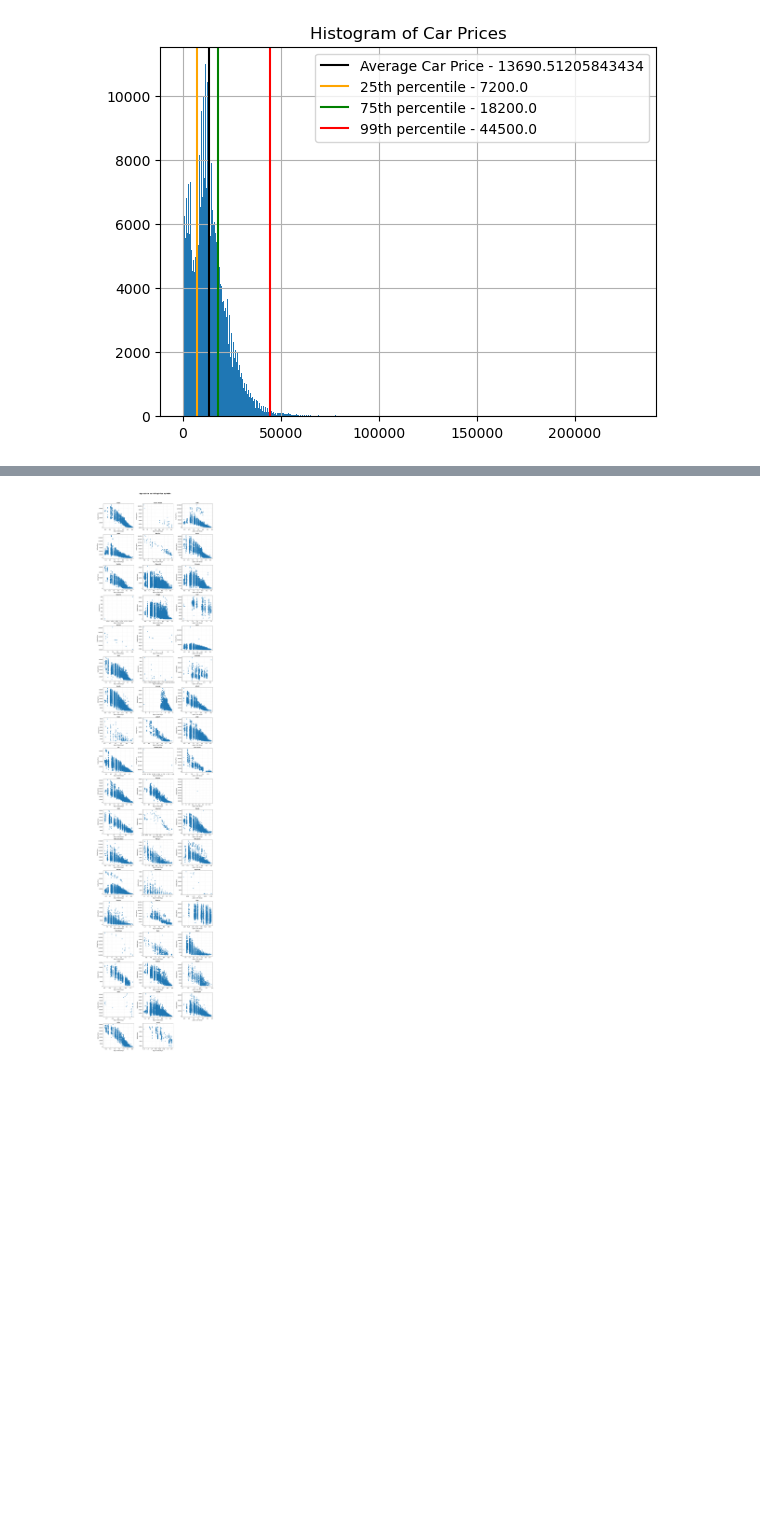
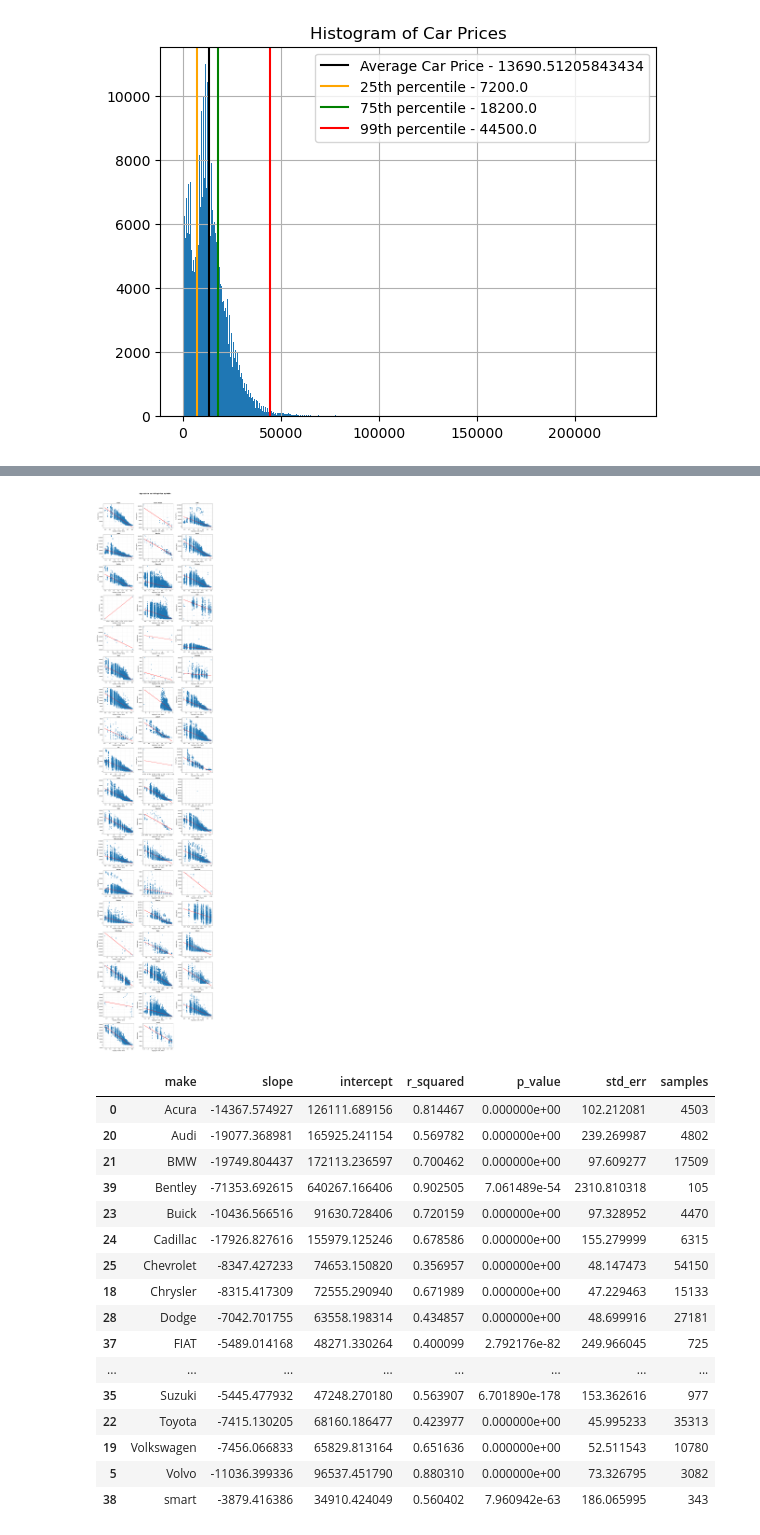
Before and after one commit to ZacharyGott/cmsc320-final-project, a Jupyter notebook: main.ipynb, the cells around one changed output, grey strips where cells are left out. Cells and saved outputs as stored; diff of their text form; code cells hidden in the pictures; blank space fills up the shorter version.

Commit message:
Result 1

```diff
--- a/main.ipynb
+++ b/main.ipynb
@@ -248,30 +255,72 @@ plt.show()
 # %%
 grouped_by_make = car_sales_df.groupby("make")
 
 n = len(grouped_by_make)
 cols = 3  # adjust as you like
 rows = math.ceil(n / cols)
 
 fig, axes = plt.subplots(rows, cols, figsize=(15, 4 * rows))
 axes = axes.flatten()
 
+results = []
+
 for i, (make, group) in enumerate(grouped_by_make):
     group = group[group["age_at_sale"].dt.days != 0]
+    if group.empty:
+        continue
+
+    x = group["age_at_sale"].dt.days.apply(math.log)
+    y = group["sellingprice"]
+
+    # Perform linear regression
+    slope, intercept, r_value, p_value, std_err = linregress(x, y)
+    results.append({
+        "make": make,
+        "slope": slope,
+        "intercept": intercept,
+        "r_squared": r_value**2,
+        "p_value": p_value,
+        "std_err": std_err,
+        "samples": y.size
+    })
+
+    # Plot scatter + regression line
     ax = axes[i]
-    ax.scatter(group["age_at_sale"].dt.days.apply(math.log), group["sellingprice"], alpha=0.6)
-    ax.set_title(make, fontsize=10, fontweight="bold")
-    ax.set_xlabel("Age at Sale (days)")
+    ax.scatter(x, y, alpha=0.6)
+    ax.plot(x, slope * x + intercept, color="red", lw=1.5)
+    ax.set_title(f"{make}", fontsize=10, fontweight="bold")
+    ax.set_xlabel("log(Age at Sale, Years)")
     ax.set_ylabel("Selling Price")
     ax.grid(True, linestyle="--", alpha=0.3)
 
 # Hide unused subplots
 for j in range(i + 1, len(axes)):
     axes[j].axis("off")
 
 fig.suptitle("Age at Sale vs Selling Price by Make", fontsize=14, fontweight="bold")
 fig.tight_layout(rect=[0, 0, 1, 0.97])
 plt.show()
 
-# display(grouped_by_make.groups)
+# Convert results to DataFrame and display
+results_df = pd.DataFrame(results)
+results_df = results_df.sort_values("p_value").reset_index(drop=True)
+display(results_df.query("samples >= 30").sort_values(by="make"))
 # %% [output]
-[figure, old version]
+[figure, new version]
+|  | make | slope | intercept | r_squared | p_value | std_err | samples |
+| 0 | Acura | -14367.574927 | 126111.689156 | 0.814467 | 0.000000e+00 | 102.212081 | 4503 |
+| 20 | Audi | -19077.368981 | 165925.241154 | 0.569782 | 0.000000e+00 | 239.269987 | 4802 |
+| 21 | BMW | -19749.804437 | 172113.236597 | 0.700462 | 0.000000e+00 | 97.609277 | 17509 |
+| 39 | Bentley | -71353.692615 | 640267.166406 | 0.902505 | 7.061489e-54 | 2310.810318 | 105 |
+| 23 | Buick | -10436.566516 | 91630.728406 | 0.720159 | 0.000000e+00 | 97.328952 | 4470 |
+| 24 | Cadillac | -17926.827616 | 155979.125246 | 0.678586 | 0.000000e+00 | 155.279999 | 6315 |
+| 25 | Chevrolet | -8347.427233 | 74653.150820 | 0.356957 | 0.000000e+00 | 48.147473 | 54150 |
+| 18 | Chrysler | -8315.417309 | 72555.290940 | 0.671989 | 0.000000e+00 | 47.229463 | 15133 |
+| 28 | Dodge | -7042.701755 | 63558.198314 | 0.434857 | 0.000000e+00 | 48.699916 | 27181 |
+| 37 | FIAT | -5489.014168 | 48271.330264 | 0.400099 | 2.792176e-82 | 249.966045 | 725 |
+| ... | ... | ... | ... | ... | ... | ... | ... |
+| 35 | Suzuki | -5445.477932 | 47248.270180 | 0.563907 | 6.701890e-178 | 153.362616 | 977 |
+| 22 | Toyota | -7415.130205 | 68160.186477 | 0.423977 | 0.000000e+00 | 45.995233 | 35313 |
+| 19 | Volkswagen | -7456.066833 | 65829.813164 | 0.651636 | 0.000000e+00 | 52.511543 | 10780 |
+| 5 | Volvo | -11036.399336 | 96537.451790 | 0.880310 | 0.000000e+00 | 73.326795 | 3082 |
+| 38 | smart | -3879.416386 | 34910.424049 | 0.560402 | 7.960942e-63 | 186.065995 | 343 |
```
Also changed, not shown: parts of 2 cells of this notebook.
